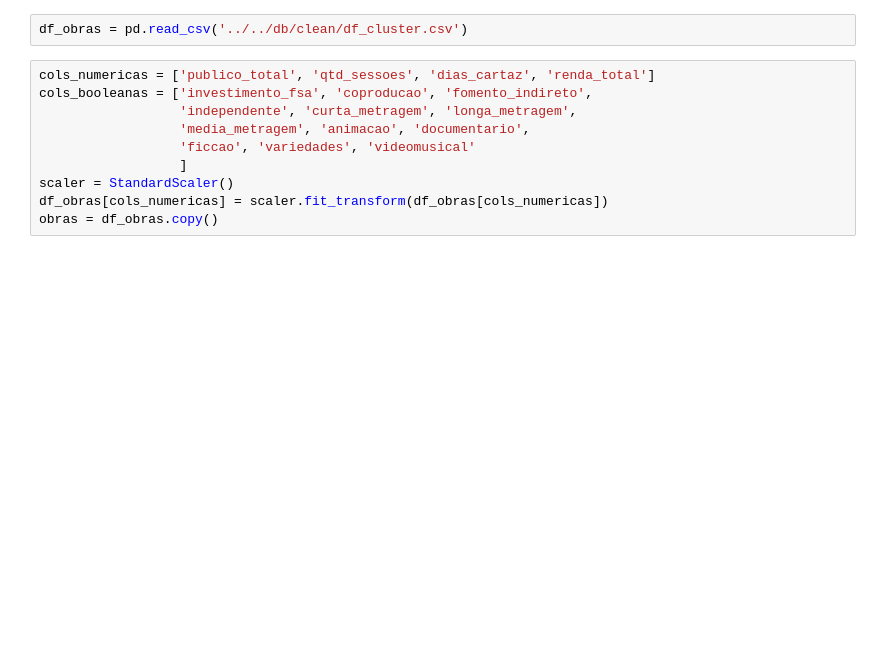
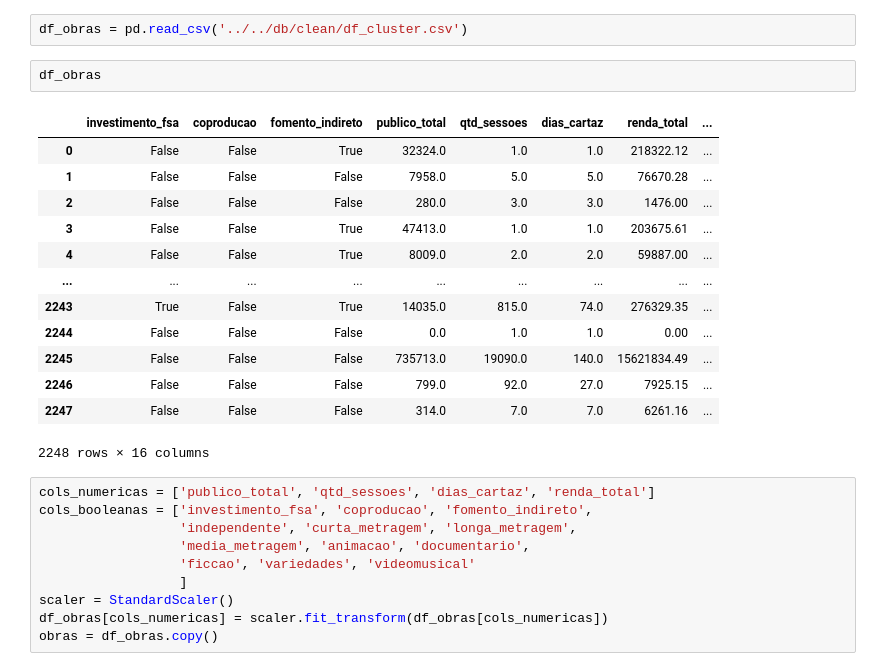
Before and after one commit to JamesIslan/analise-dados-ancine, a Jupyter notebook: src/analise/cluster-obras.ipynb, the cells around one changed output. Saved outputs shown, nothing was run; the diff lists cells and outputs as text; blank space fills up the shorter version.

```diff
--- a/src/analise/cluster-obras.ipynb
+++ b/src/analise/cluster-obras.ipynb
@@ -12,6 +12,22 @@ from sklearn.metrics.pairwise import cosine_similarity
 from sklearn.preprocessing import StandardScaler, OneHotEncoder
 # %%
 df_obras = pd.read_csv('../../db/clean/df_cluster.csv')
+# %%
+df_obras
+# %% [output]
+|  | investimento_fsa | coproducao | fomento_indireto | publico_total | qtd_sessoes | dias_cartaz | renda_total | ... |
+| 0 | False | False | True | 32324.0 | 1.0 | 1.0 | 218322.12 | ... |
+| 1 | False | False | False | 7958.0 | 5.0 | 5.0 | 76670.28 | ... |
+| 2 | False | False | False | 280.0 | 3.0 | 3.0 | 1476.00 | ... |
+| 3 | False | False | True | 47413.0 | 1.0 | 1.0 | 203675.61 | ... |
+| 4 | False | False | True | 8009.0 | 2.0 | 2.0 | 59887.00 | ... |
+| ... | ... | ... | ... | ... | ... | ... | ... | ... |
+| 2243 | True | False | True | 14035.0 | 815.0 | 74.0 | 276329.35 | ... |
+| 2244 | False | False | False | 0.0 | 1.0 | 1.0 | 0.00 | ... |
+| 2245 | False | False | False | 735713.0 | 19090.0 | 140.0 | 15621834.49 | ... |
+| 2246 | False | False | False | 799.0 | 92.0 | 27.0 | 7925.15 | ... |
+| 2247 | False | False | False | 314.0 | 7.0 | 7.0 | 6261.16 | ... |
+2248 rows × 16 columns
 # %%
 cols_numericas = ['publico_total', 'qtd_sessoes', 'dias_cartaz', 'renda_total']
 cols_booleanas = ['investimento_fsa', 'coproducao', 'fomento_indireto',
```
Also changed, not shown: parts of 3 cells of this notebook, 1 other file.
